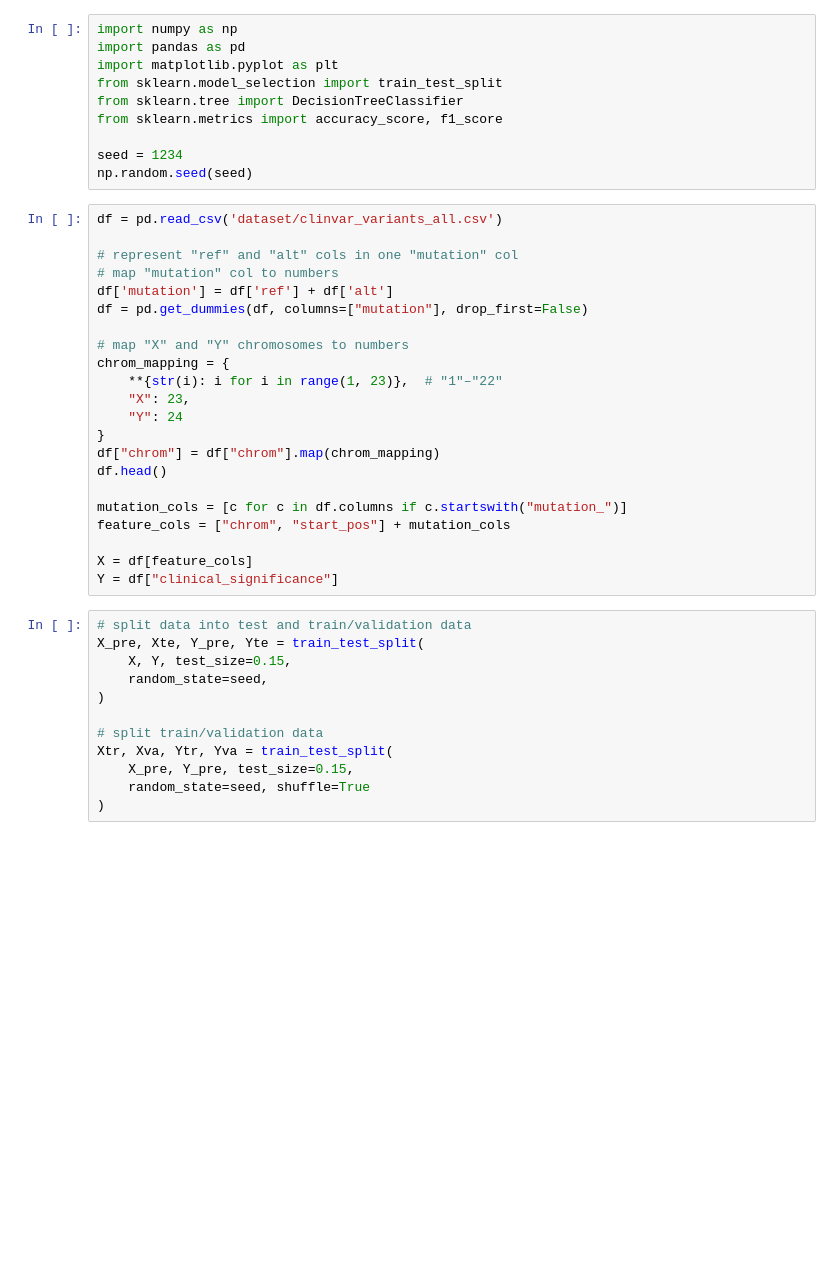
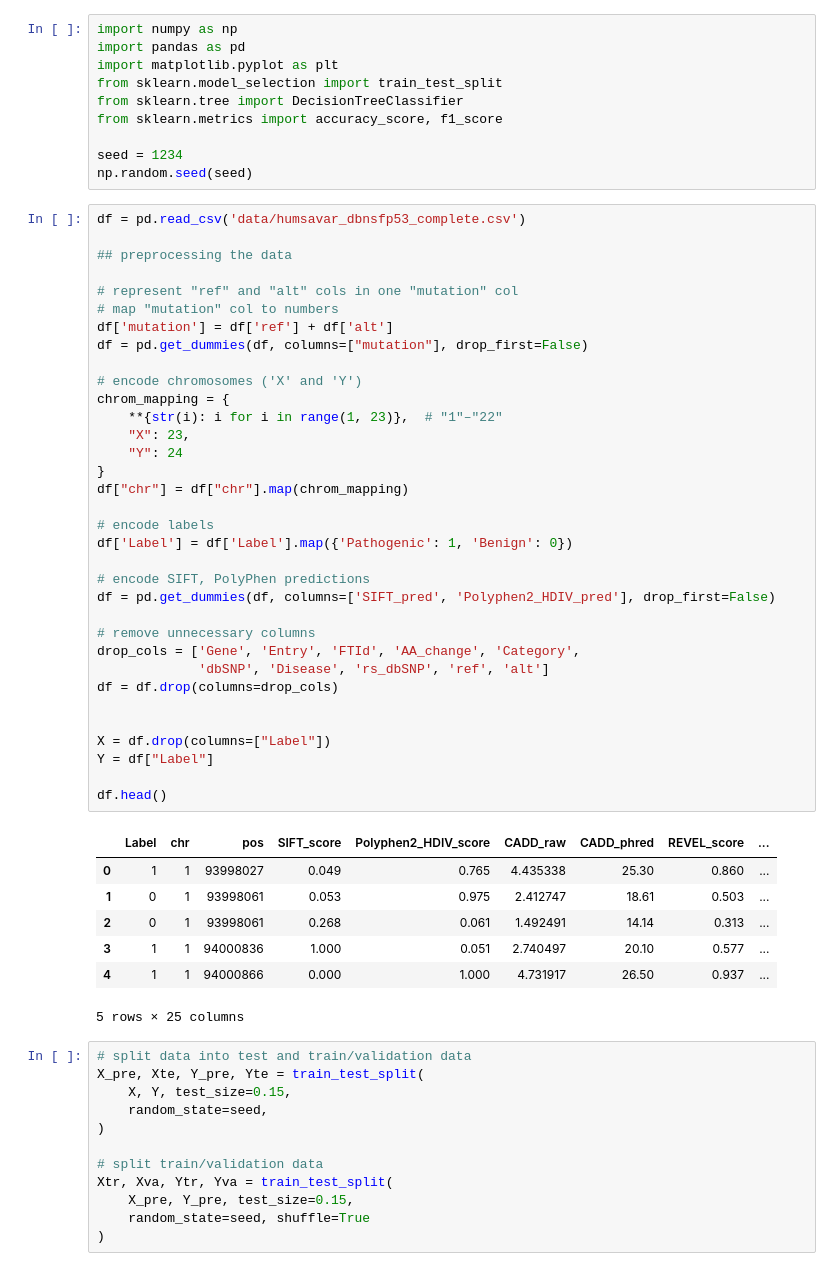
Before and after one commit to Kyan42/cs178-project, a Jupyter notebook: models/decision_tree.ipynb, the cells around one changed output. Drawn from its saved outputs; the diff is of its cells as text; blank space fills up the shorter version.

```diff
--- a/models/decision_tree.ipynb
+++ b/models/decision_tree.ipynb
@@ -9,27 +9,47 @@ from sklearn.metrics import accuracy_score, f1_score
 seed = 1234
 np.random.seed(seed)
 # %%
-df = pd.read_csv('dataset/clinvar_variants_all.csv')
+df = pd.read_csv('data/humsavar_dbnsfp53_complete.csv')
+
+## preprocessing the data
 
 # represent "ref" and "alt" cols in one "mutation" col
 # map "mutation" col to numbers
 df['mutation'] = df['ref'] + df['alt']
 df = pd.get_dummies(df, columns=["mutation"], drop_first=False)
 
-# map "X" and "Y" chromosomes to numbers
+# encode chromosomes ('X' and 'Y')
 chrom_mapping = {
     **{str(i): i for i in range(1, 23)},  # "1"–"22"
     "X": 23,
     "Y": 24
 }
-df["chrom"] = df["chrom"].map(chrom_mapping)
+df["chr"] = df["chr"].map(chrom_mapping)
+
+# encode labels
+df['Label'] = df['Label'].map({'Pathogenic': 1, 'Benign': 0})
+
+# encode SIFT, PolyPhen predictions
+df = pd.get_dummies(df, columns=['SIFT_pred', 'Polyphen2_HDIV_pred'], drop_first=False)
+
+# remove unnecessary columns
+drop_cols = ['Gene', 'Entry', 'FTId', 'AA_change', 'Category',
+             'dbSNP', 'Disease', 'rs_dbSNP', 'ref', 'alt']
+df = df.drop(columns=drop_cols)
+
+
+X = df.drop(columns=["Label"])
+Y = df["Label"]
+
 df.head()
-
-mutation_cols = [c for c in df.columns if c.startswith("mutation_")]
-feature_cols = ["chrom", "start_pos"] + mutation_cols
-
-X = df[feature_cols]
-Y = df["clinical_significance"]
+# %% [output]
+|  | Label | chr | pos | SIFT_score | Polyphen2_HDIV_score | CADD_raw | CADD_phred | REVEL_score | ... |
+| 0 | 1 | 1 | 93998027 | 0.049 | 0.765 | 4.435338 | 25.30 | 0.860 | ... |
+| 1 | 0 | 1 | 93998061 | 0.053 | 0.975 | 2.412747 | 18.61 | 0.503 | ... |
+| 2 | 0 | 1 | 93998061 | 0.268 | 0.061 | 1.492491 | 14.14 | 0.313 | ... |
+| 3 | 1 | 1 | 94000836 | 1.000 | 0.051 | 2.740497 | 20.10 | 0.577 | ... |
+| 4 | 1 | 1 | 94000866 | 0.000 | 1.000 | 4.731917 | 26.50 | 0.937 | ... |
+5 rows × 25 columns
 # %%
 # split data into test and train/validation data
 X_pre, Xte, Y_pre, Yte = train_test_split(
```
Also changed, not shown: parts of 21 cells of this notebook.
